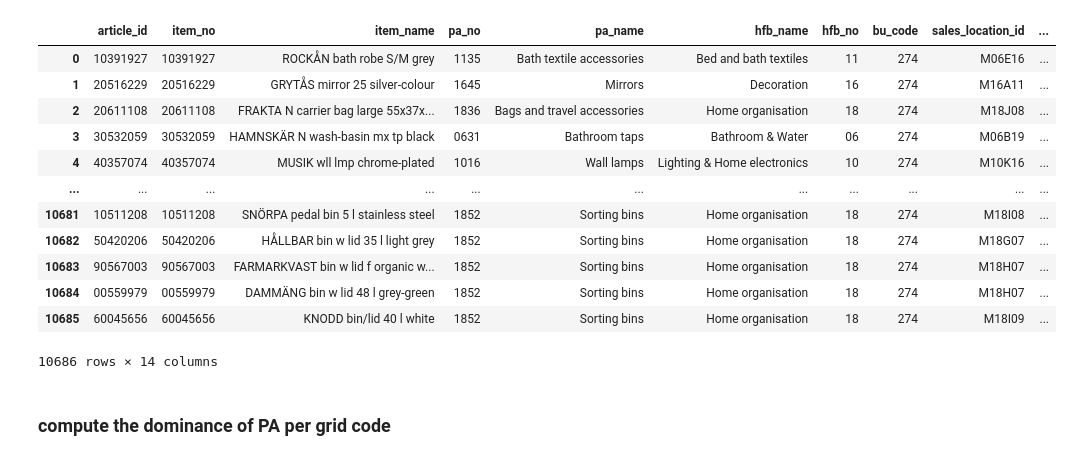
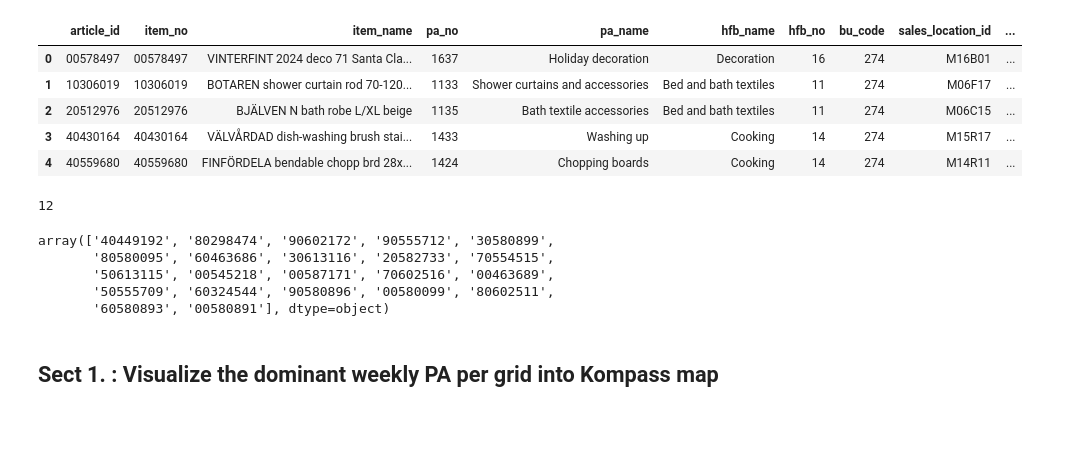
Before and after one commit to slovecchio/pmp_analysis_repo, a Jupyter notebook: Analysis_Feb_26/PA_Kompass_investigation.ipynb, the cells around one changed output. Saved outputs shown, nothing was run; the diff lists cells and outputs as text; code cells hidden in the pictures; blank space fills up the shorter version.

```diff
--- a/Analysis_Feb_26/PA_Kompass_investigation.ipynb
+++ b/Analysis_Feb_26/PA_Kompass_investigation.ipynb
@@ -64,19 +104,24 @@ E0000 00:00:1770907286.384393 44828910 alts_credentials.cc:93] ALTS creds ignore
 # %%
-item_location
+item_location.head()
 # %% [output]
 |  | article_id | item_no | item_name | pa_no | pa_name | hfb_name | hfb_no | bu_code | sales_location_id | ... |
-| 0 | 10391927 | 10391927 | ROCKÅN bath robe S/M grey | 1135 | Bath textile accessories | Bed and bath textiles | 11 | 274 | M06E16 | ... |
-| 1 | 20516229 | 20516229 | GRYTÅS mirror 25 silver-colour | 1645 | Mirrors | Decoration | 16 | 274 | M16A11 | ... |
-| 2 | 20611108 | 20611108 | FRAKTA N carrier bag large 55x37x... | 1836 | Bags and travel accessories | Home organisation | 18 | 274 | M18J08 | ... |
-| 3 | 30532059 | 30532059 | HAMNSKÄR N wash-basin mx tp black | 0631 | Bathroom taps | Bathroom & Water | 06 | 274 | M06B19 | ... |
-| 4 | 40357074 | 40357074 | MUSIK wll lmp chrome-plated | 1016 | Wall lamps | Lighting & Home electronics | 10 | 274 | M10K16 | ... |
-| ... | ... | ... | ... | ... | ... | ... | ... | ... | ... | ... |
-| 10681 | 10511208 | 10511208 | SNÖRPA pedal bin 5 l stainless steel | 1852 | Sorting bins | Home organisation | 18 | 274 | M18I08 | ... |
-| 10682 | 50420206 | 50420206 | HÅLLBAR bin w lid 35 l light grey | 1852 | Sorting bins | Home organisation | 18 | 274 | M18G07 | ... |
-| 10683 | 90567003 | 90567003 | FARMARKVAST bin w lid f organic w... | 1852 | Sorting bins | Home organisation | 18 | 274 | M18H07 | ... |
-| 10684 | 00559979 | 00559979 | DAMMÄNG bin w lid 48 l grey-green | 1852 | Sorting bins | Home organisation | 18 | 274 | M18H07 | ... |
-| 10685 | 60045656 | 60045656 | KNODD bin/lid 40 l white | 1852 | Sorting bins | Home organisation | 18 | 274 | M18I09 | ... |
+| 0 | 00578497 | 00578497 | VINTERFINT 2024 deco 71 Santa Cla... | 1637 | Holiday decoration | Decoration | 16 | 274 | M16B01 | ... |
+| 1 | 10306019 | 10306019 | BOTAREN shower curtain rod 70-120... | 1133 | Shower curtains and accessories | Bed and bath textiles | 11 | 274 | M06F17 | ... |
+| 2 | 20512976 | 20512976 | BJÄLVEN N bath robe L/XL beige | 1135 | Bath textile accessories | Bed and bath textiles | 11 | 274 | M06C15 | ... |
+| 3 | 40430164 | 40430164 | VÄLVÅRDAD dish-washing brush stai... | 1433 | Washing up | Cooking | 14 | 274 | M15R17 | ... |
+| 4 | 40559680 | 40559680 | FINFÖRDELA bendable chopp brd 28x... | 1424 | Chopping boards | Cooking | 14 | 274 | M14R11 | ... |
-10686 rows × 14 columns
+# %%
+item_location.loc[item_location.pa_no.astype(str).str.startswith('14')].pa_no.nunique()
+# %% [output]
+12
+# %%
+item_location.loc[(item_location.till_date>pd.to_datetime("2026-01-23").date()) & (item_location.sales_location_id =='M14U12') ].item_no.unique()
+# %% [output]
+array(['40449192', '80298474', '90602172', '90555712', '30580899',
+       '80580095', '60463686', '30613116', '20582733', '70554515',
+       '50613115', '00545218', '00587171', '70602516', '00463689',
+       '50555709', '60324544', '90580896', '00580099', '80602511',
+       '60580893', '00580891'], dtype=object)
 # %% [markdown]
-### compute the dominance of PA per grid code
+## Sect 1. :  Visualize the dominant weekly PA per grid into Kompass map
 # %%
```
Also changed, not shown: parts of 24 cells of this notebook.
